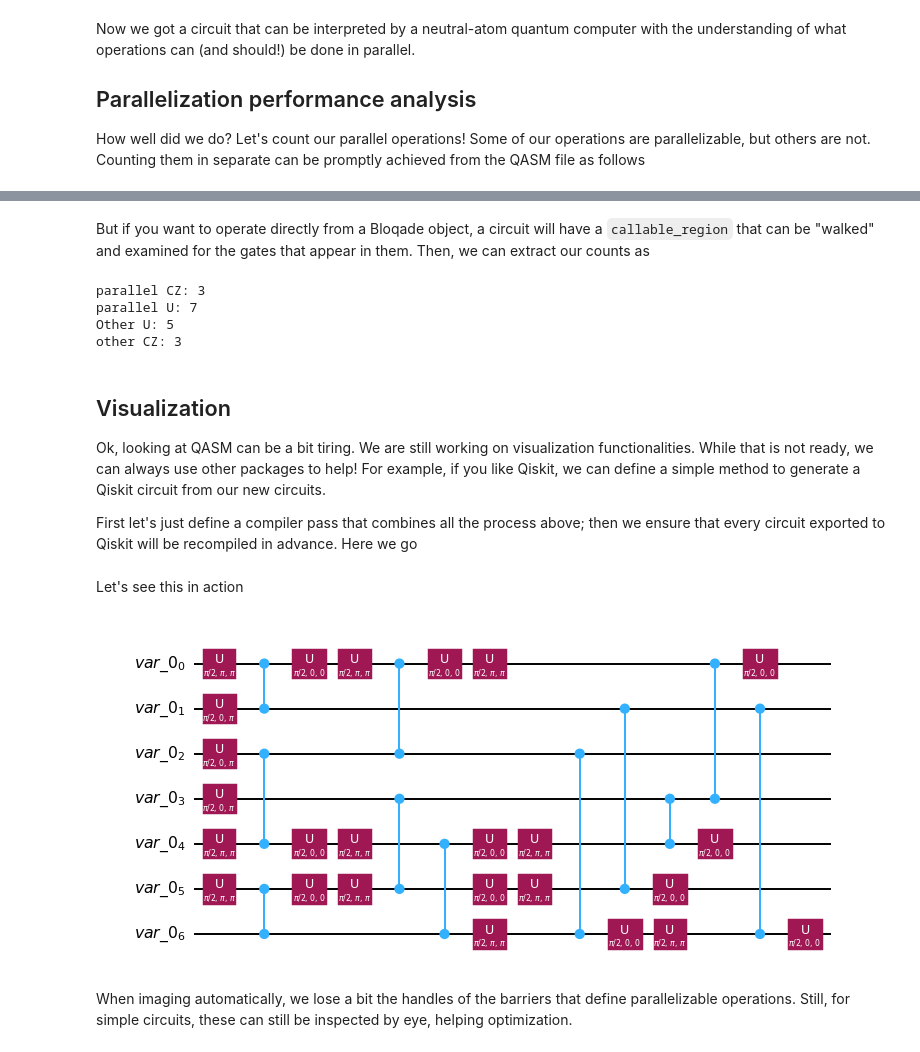
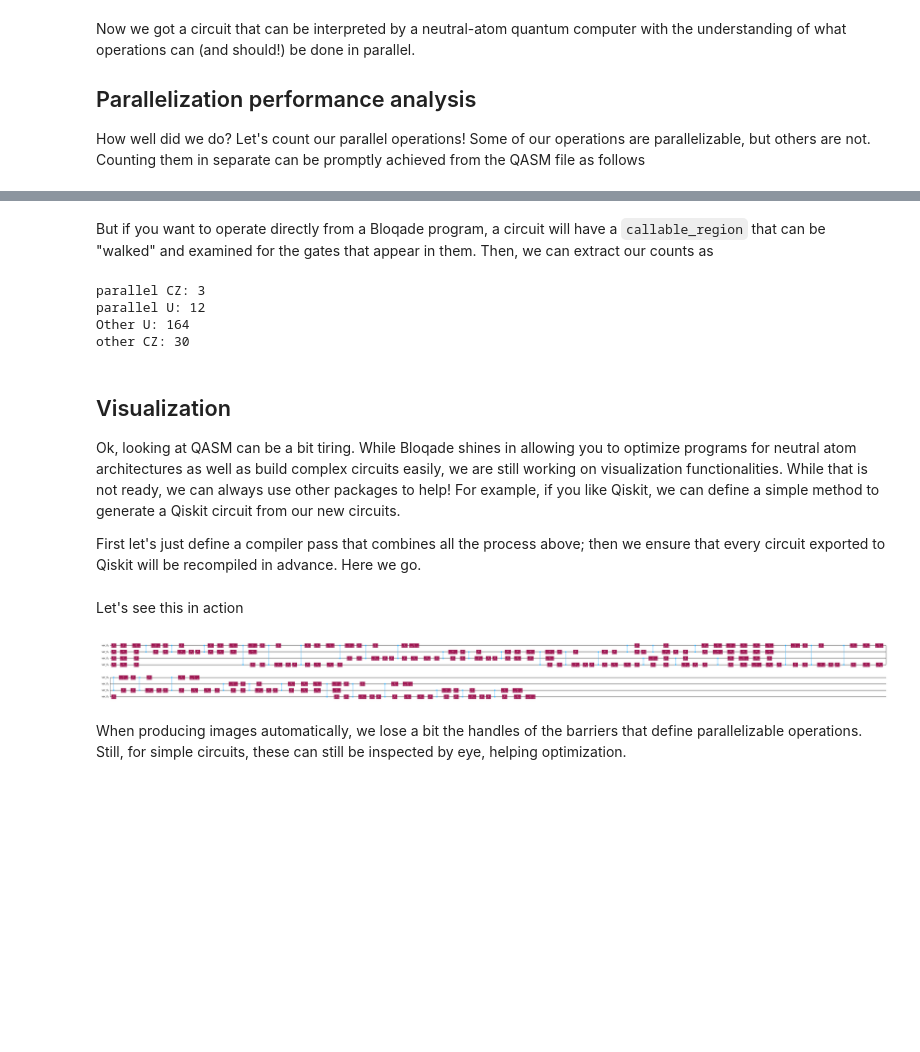
Before and after one commit to QuEraComputing/ETH_Qhack, a Jupyter notebook: assets/import_and_process_tutorial.ipynb, the cells around one changed output, grey strips where cells are left out. Saved outputs shown, nothing was run; the diff lists cells and outputs as text; code cells hidden in the pictures; blank space fills up the shorter version.

```diff
--- a/assets/import_and_process_tutorial.ipynb
+++ b/assets/import_and_process_tutorial.ipynb
@@ -18,27 +18,26 @@ project_root = Path.cwd()
 
 # now build a path to .qasm files
 qasm_dir   = project_root / "baseline"
-qasm_files = sorted(qasm_dir.glob("*.qasm"))
+qasm_file_paths = sorted(qasm_dir.glob("*.qasm"))
 
 
-if not qasm_files:
+if not qasm_file_paths:
     raise FileNotFoundError(f"No .qasm files found in {qasm_dir}")
 # %% [markdown]
 Now we bring in our Bloqade interpreters: first lowering into QASM via Bloqade's pipeline and then using a compiler pass that enables the circuit to be analyzed for parallelism
 # %%
-import bloqade
 from bloqade import qasm2
 from bloqade.qasm2.parse.lowering import QASM2
-from bloqade.qasm2.parse import loadfile
 from bloqade.qasm2.passes import QASM2Py
 
 # parse & lower each one
 programs = {}
-for path in qasm_files:
-    prog = bloqade.qasm2.parse.lowering.QASM2(qasm2.main).loadfile(file=path)
+for path in qasm_file_paths:
+    prog = QASM2(qasm2.main).loadfile(file=path)
+
     """
     reinterpret into Bloqade's parallelization-friendly intermediate representation.
-    Similar behaviour could have been obtained by just using qasm2.extender above
+    Similar behaviour could have been obtained by just using qasm2.extended above
     """
     QASM2Py(prog.dialects)(prog)
     prog = prog.similar(qasm2.extended)
@@ -79,9 +93,15 @@ These circuits are not ready for neutral-atom implementations. The native gates
 
 If we were careful (we were!) to interpret our circuits with `qasm2.extended`, we can use our Kirin compiler tool chain to "walk" through the circuit and apply gate rewrites into our neutral-atom native set following correct rewrite rules. That is achieved as follows (dismiss warnings, if they appear!)
 # %%
+# There's a dependency in Bloqade that (currently)
+# spits out some warnings you don't need to worry about.
+import warnings
+warnings.filterwarnings("ignore")
+
 from bloqade.qasm2.rewrite.native_gates import RydbergGateSetRewriteRule
 from kirin.rewrite import Walk
 
-circuit = programs["2"]
+# This is Circuit #2 in the challenge, a simple QAOA circuit!
+qaoa_circuit = programs["2"]
 
-Walk(RydbergGateSetRewriteRule(circuit.dialects)).rewrite(circuit.code);
+Walk(RydbergGateSetRewriteRule(qaoa_circuit.dialects)).rewrite(qaoa_circuit.code);
@@ -133,8 +135,8 @@ The process above was a compiler pass and we are not done with them. Now we want
 # %%
 from bloqade.qasm2.passes import UOpToParallel
 
-UOpToParallel(circuit.dialects)(circuit)
-circuit_parallel = circuit.similar(qasm2.extended)
+UOpToParallel(qaoa_circuit.dialects)(qaoa_circuit)
+qaoa_parallelized_circuit = qaoa_circuit.similar(qasm2.extended)
 # %% [markdown]
 Now circuit got modified, but we created a copy of it and saved in `circuit_parallel` for the sake of example. Let's see what we got
 # %%
@@ -184,11 +215,11 @@ other CZ: 3
 # %% [markdown]
-But if you want to operate directly from a Bloqade object, a circuit will have a `callable_region` that can be "walked" and examined for the gates that appear in them. Then, we can extract our counts as
+But if you want to operate directly from a Bloqade program, a circuit will have a `callable_region` that can be "walked" and examined for the gates that appear in them. Then, we can extract our counts as
 # %%
 parallel_cz = 0
 standard_cz = 0
 parallel_u = 0
 other_u = 0
-for stmt in circuit_parallel.callable_region.walk():
+for stmt in qaoa_parallelized_circuit.callable_region.walk():
 
     if isinstance(stmt, qasm2.dialects.parallel.CZ):
         parallel_cz += 1
@@ -206,15 +237,15 @@ print(f"Other U: {other_u}")
 print(f"other CZ: {standard_cz}")
 # %% [output]
 parallel CZ: 3
-parallel U: 7
-Other U: 5
-other CZ: 3
+parallel U: 12
+Other U: 164
+other CZ: 30
 # %% [markdown]
 ## Visualization
 
-Ok, looking at QASM can be a bit tiring. We are still working on visualization functionalities. While that is not ready, we can always use other packages to help! For example, if you like Qiskit, we can define a simple method to generate a Qiskit circuit from our new circuits.
+Ok, looking at QASM can be a bit tiring. While Bloqade shines in allowing you to optimize programs for neutral atom architectures as well as build complex circuits easily, we are still working on visualization functionalities. While that is not ready, we can always use other packages to help! For example, if you like Qiskit, we can define a simple method to generate a Qiskit circuit from our new circuits.
 
-First let's just define a compiler pass that combines all the process above; then we ensure that every circuit exported to Qiskit will be recompiled in advance. Here we go
+First let's just define a compiler pass that combines all the process above; then we ensure that every circuit exported to Qiskit will be recompiled in advance. Here we go.
 # %%
 from kirin import ir
 from qiskit import QuantumCircuit
@@ -262,11 +293,11 @@ def method_to_qiskit(method: ir.Method, *,parallelize: bool = True) -> QuantumCi
 # %% [markdown]
 Let's see this in action
 # %%
-qc = method_to_qiskit(circuit_parallel)
+qc = method_to_qiskit(qaoa_parallelized_circuit)
 #print(qc.draw(output="text"))
 fig = qc.draw(output="mpl", fold=120, scale=0.7)
 display(fig)   # in a Jupyter notebook
 # %% [output]
-[figure, old version]
+[figure, new version]
 # %% [markdown]
-When imaging automatically, we lose a bit the handles of the barriers that define parallelizable operations. Still, for simple circuits, these can still be inspected by eye, helping optimization.
+When producing images automatically, we lose a bit the handles of the barriers that define parallelizable operations. Still, for simple circuits, these can still be inspected by eye, helping optimization.
```
Also changed, not shown: parts of 9 cells of this notebook, 1 other file.
